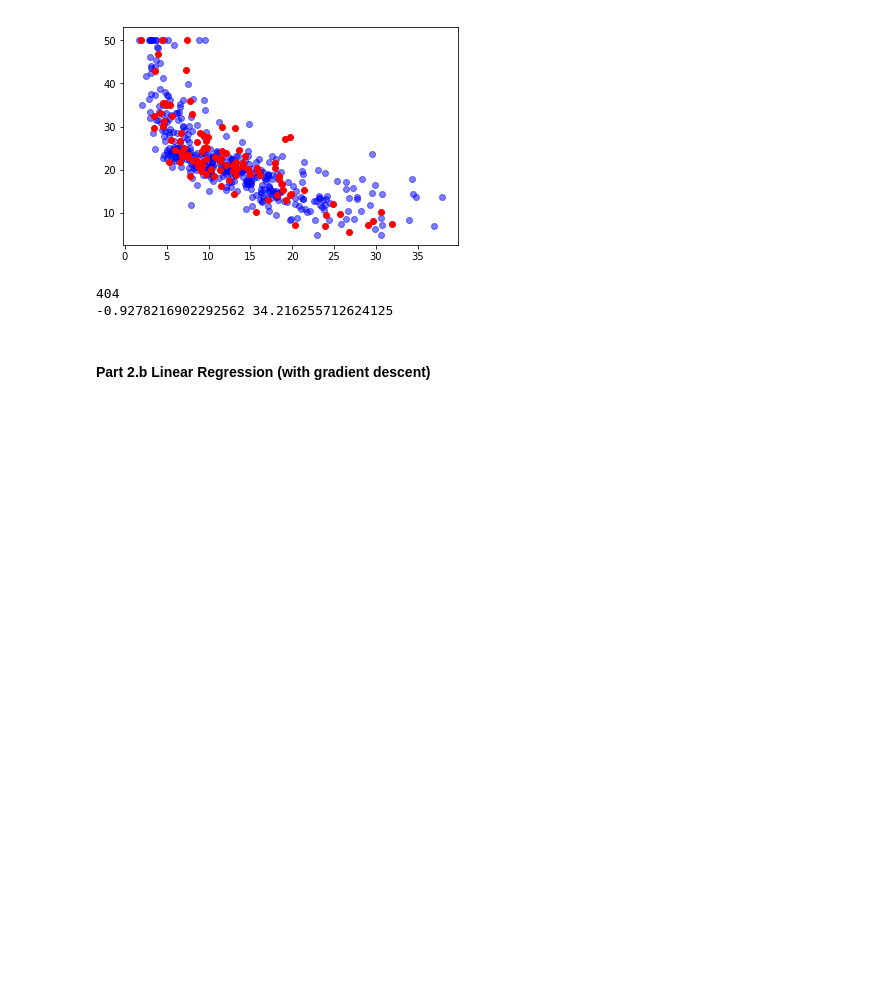
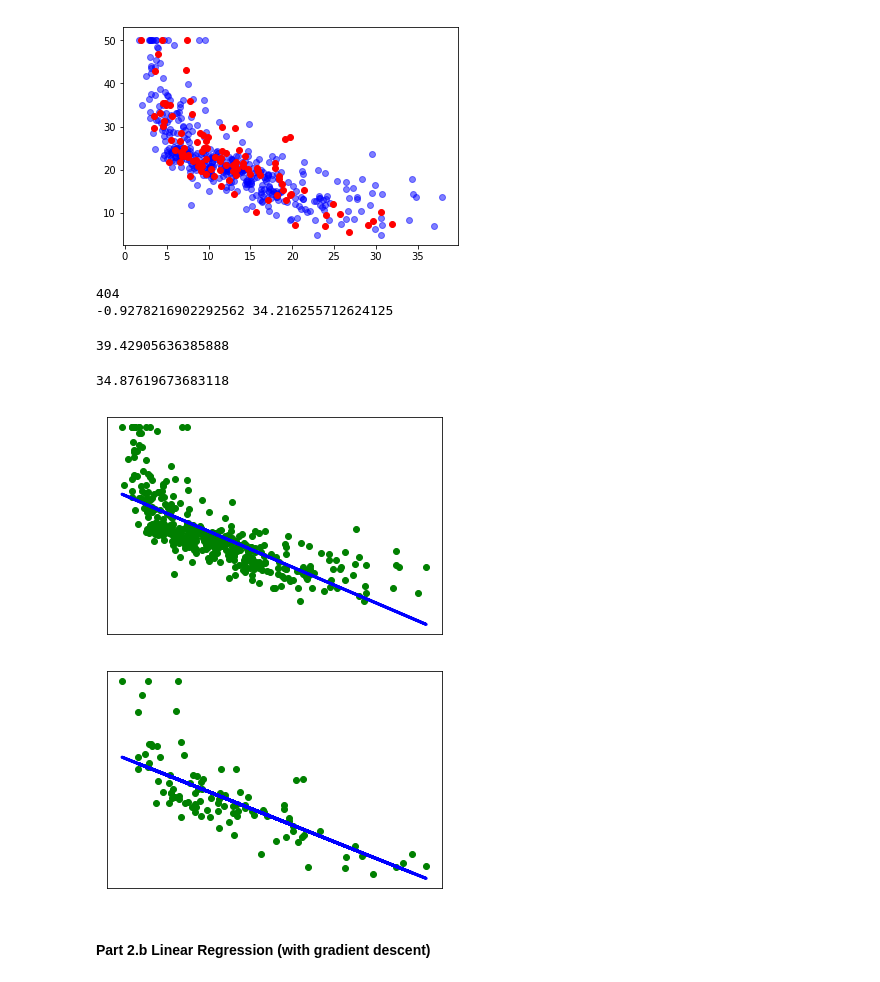
Before and after one commit to Tauseefz/Deep, a Jupyter notebook: Assignment1/Assignment1.ipynb, the cells around one changed output. Cells and saved outputs as stored; diff of their text form; code cells hidden in the pictures; blank space fills up the shorter version.

```diff
--- a/Assignment1/Assignment1.ipynb
+++ b/Assignment1/Assignment1.ipynb
@@ -84,0 +77,9 @@ print(type(profit_rating))
+# %%
+#Calculating Profit for app with Rating 4.3 or below
+profit_rating = data.pivot_table(index='Rating' , values='Profit' ,aggfunc=np.sum)
+#print(profit_rating)
+p=[]
+for i in profit_rating.index:
+    if i <= 4.3:
+        p.append(profit_rating['Profit'][i])
+print("Total Profit(Upto 4.3 Rating):",sum(p))
@@ -176,4 +173,14 @@ print(m , c)
 # %%
 # Compute mean square error from line using training data i.e. training error.
+y_hat = (m*x_train) + c
+#print(y_train)
+print(mse(y_train ,y_hat ))
+# %% [output]
+39.42905636385888
 # %%
 # Compute mean square error from line using test data i.e. test error.
+y_hat_test = (m*x_test) + c
+#print(y_train)
+print(mse(y_test ,y_hat_test ))
+# %% [output]
+34.87619673683118
@@ -182,3 +187,23 @@ print(m , c)
+# %%
+# Plot regression line on training and testing data separately.
+plt.scatter(x_train, y_train,  color='g')
+plt.plot(x_train,y_hat, color='blue', linewidth=3)
+
+plt.xticks(())
+plt.yticks(())
+
+plt.show()
+
+plt.scatter(x_test, y_test,  color='g')
+plt.plot(x_test,y_hat_test, color='blue', linewidth=3)
+
+plt.xticks(())
+plt.yticks(())
+
+plt.show()
+# %% [output]
+[figure, added]
+[figure, added]
 # %% [markdown]
 #### Part 2.b Linear Regression (with gradient descent)
 # %%
```
Also changed, not shown: parts of 7 cells of this notebook.
